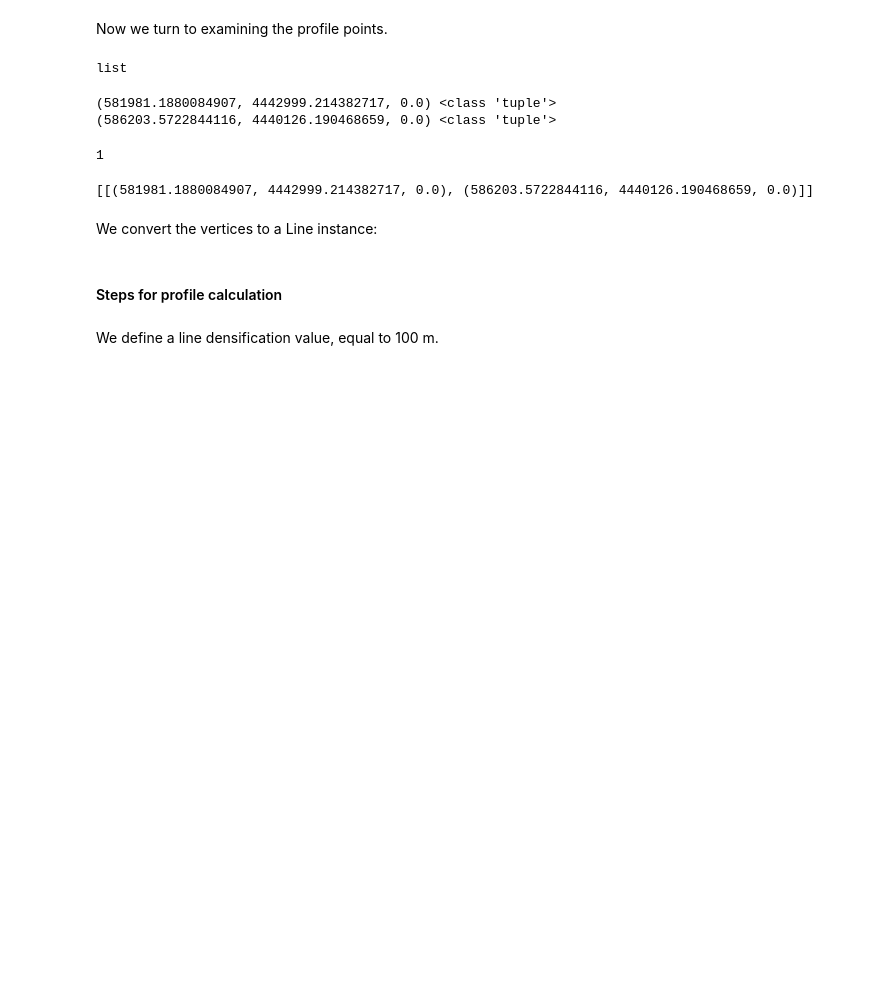
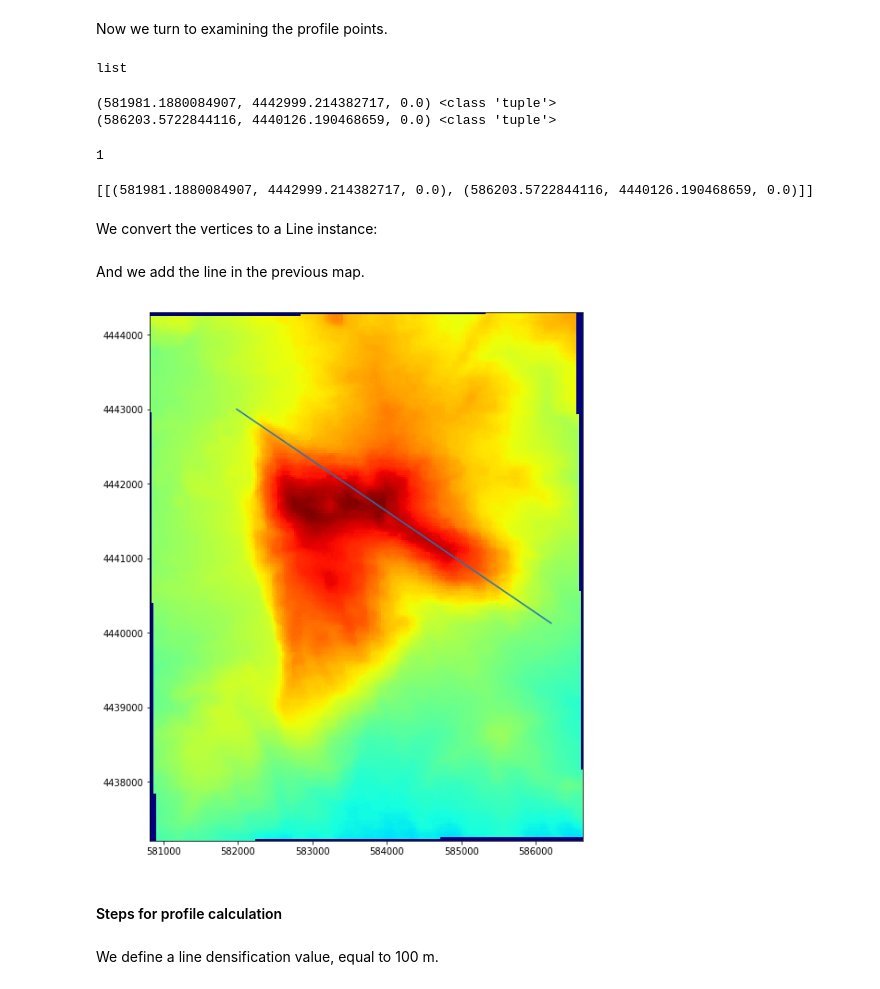
Before and after one commit to mauroalberti/geoprocess, a Jupyter notebook: docs/notebooks/Create topographic profile.ipynb, the cells around one changed output. Cells and saved outputs as stored; diff of their text form; code cells hidden in the pictures; blank space fills up the shorter version.

```diff
--- a/docs/notebooks/Create topographic profile.ipynb
+++ b/docs/notebooks/Create topographic profile.ipynb
@@ -166,4 +163,11 @@ We convert the vertices to a Line instance:
 line = Line.fromPointList(pt_list = prof_vertices[0], crs = prof_projection)
+# %% [markdown]
+And we add the line in the previous map.
+# %%
+from geoprocess.plotting.maps import plot_line
+plot_line(fig, line)
+# %% [output]
+[figure, added]
 # %% [markdown]
 #### Steps for profile calculation
 # %% [markdown]
```
Also changed, not shown: parts of 29 cells of this notebook, 2 other files.
